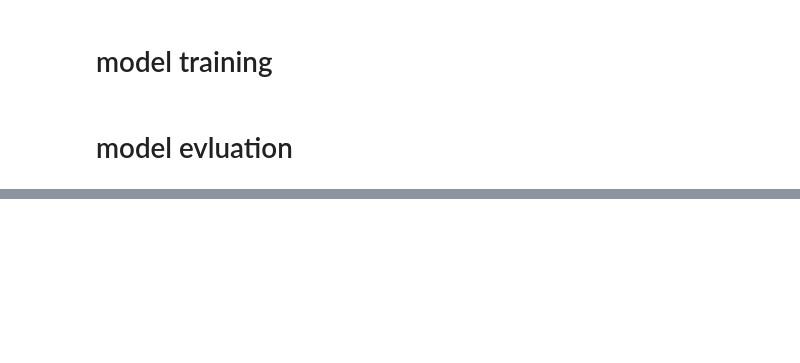
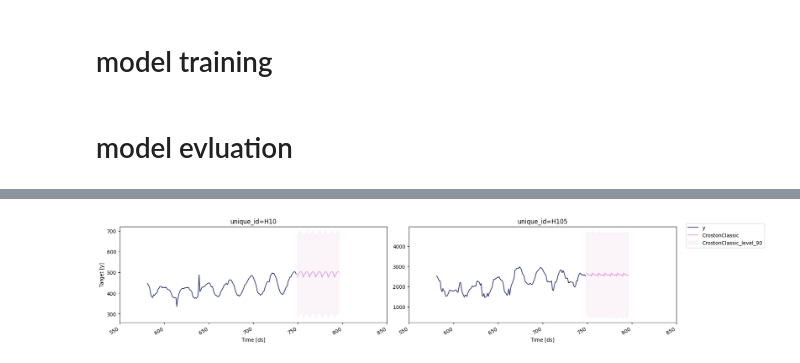
Before and after one commit to wangzhefeng/tsproj, a Jupyter notebook: forecast_stats/end2end.ipynb, the cells around one changed output, grey strips where cells are left out. Cells and saved outputs as stored; diff of their text form; code cells hidden in the pictures; blank space fills up the shorter version.

```diff
--- a/forecast_stats/end2end.ipynb
+++ b/forecast_stats/end2end.ipynb
@@ -107,0 +140,10 @@ sf.plot(Y_df, forecasts_df, models = ["HoltWinters", "DynamicOptimizedTheta"], u
+# %%
+sf.plot(
+    Y_df,
+    forecasts_df,
+    models = [str(sf.models[1])],
+    unique_ids = ["H10", "H105"],
+    level = [90]
+)
+# %% [output]
+[figure, added]
```
Also changed, not shown: parts of 15 cells of this notebook, 2 other files.
